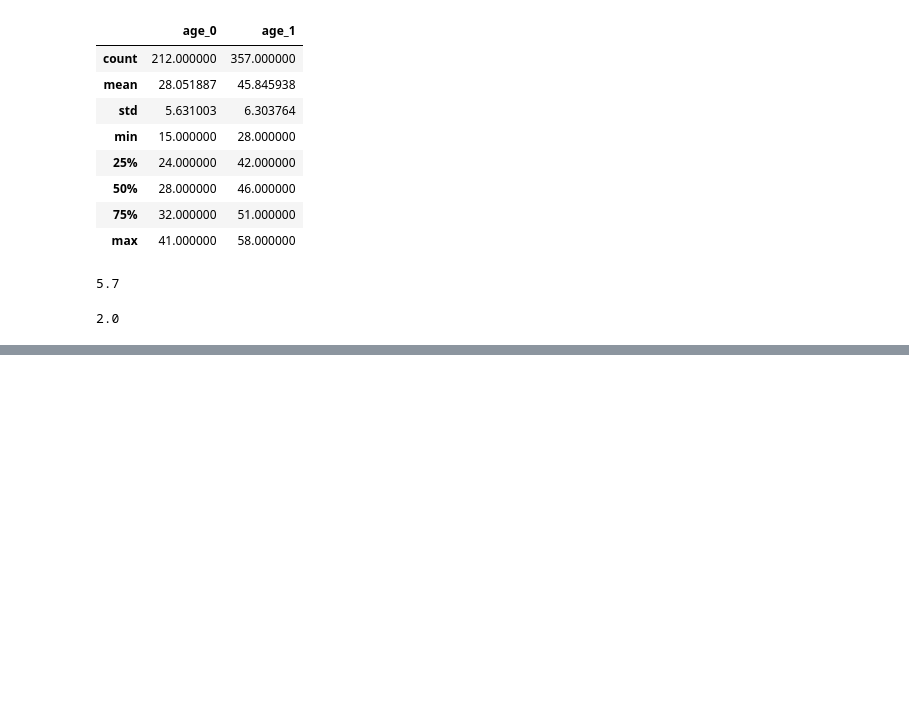
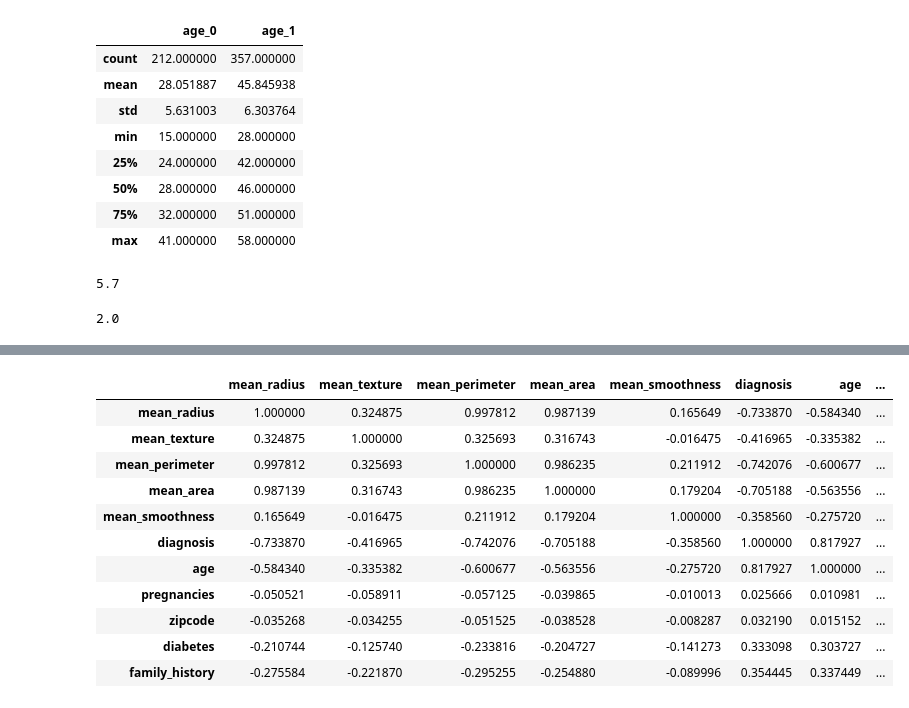
Before and after one commit to raquelcreis/CastoresIndomaveis, a Jupyter notebook: notebooks/aula003_pandas.ipynb, the cells around one changed output, grey strips where cells are left out. Cells and saved outputs as stored; diff of their text form; code cells hidden in the pictures; blank space fills up the shorter version.

```diff
--- a/notebooks/aula003_pandas.ipynb
+++ b/notebooks/aula003_pandas.ipynb
@@ -334,0 +375,15 @@ df_vazio
+# %%
+df.corr()
+# %% [output]
+|  | mean_radius | mean_texture | mean_perimeter | mean_area | mean_smoothness | diagnosis | age | ... |
+| mean_radius | 1.000000 | 0.324875 | 0.997812 | 0.987139 | 0.165649 | -0.733870 | -0.584340 | ... |
+| mean_texture | 0.324875 | 1.000000 | 0.325693 | 0.316743 | -0.016475 | -0.416965 | -0.335382 | ... |
+| mean_perimeter | 0.997812 | 0.325693 | 1.000000 | 0.986235 | 0.211912 | -0.742076 | -0.600677 | ... |
+| mean_area | 0.987139 | 0.316743 | 0.986235 | 1.000000 | 0.179204 | -0.705188 | -0.563556 | ... |
+| mean_smoothness | 0.165649 | -0.016475 | 0.211912 | 0.179204 | 1.000000 | -0.358560 | -0.275720 | ... |
+| diagnosis | -0.733870 | -0.416965 | -0.742076 | -0.705188 | -0.358560 | 1.000000 | 0.817927 | ... |
+| age | -0.584340 | -0.335382 | -0.600677 | -0.563556 | -0.275720 | 0.817927 | 1.000000 | ... |
+| pregnancies | -0.050521 | -0.058911 | -0.057125 | -0.039865 | -0.010013 | 0.025666 | 0.010981 | ... |
+| zipcode | -0.035268 | -0.034255 | -0.051525 | -0.038528 | -0.008287 | 0.032190 | 0.015152 | ... |
+| diabetes | -0.210744 | -0.125740 | -0.233816 | -0.204727 | -0.141273 | 0.333098 | 0.303727 | ... |
+| family_history | -0.275584 | -0.221870 | -0.295255 | -0.254880 | -0.089996 | 0.354445 | 0.337449 | ... |
```
Also changed, not shown: parts of 51 cells of this notebook.
